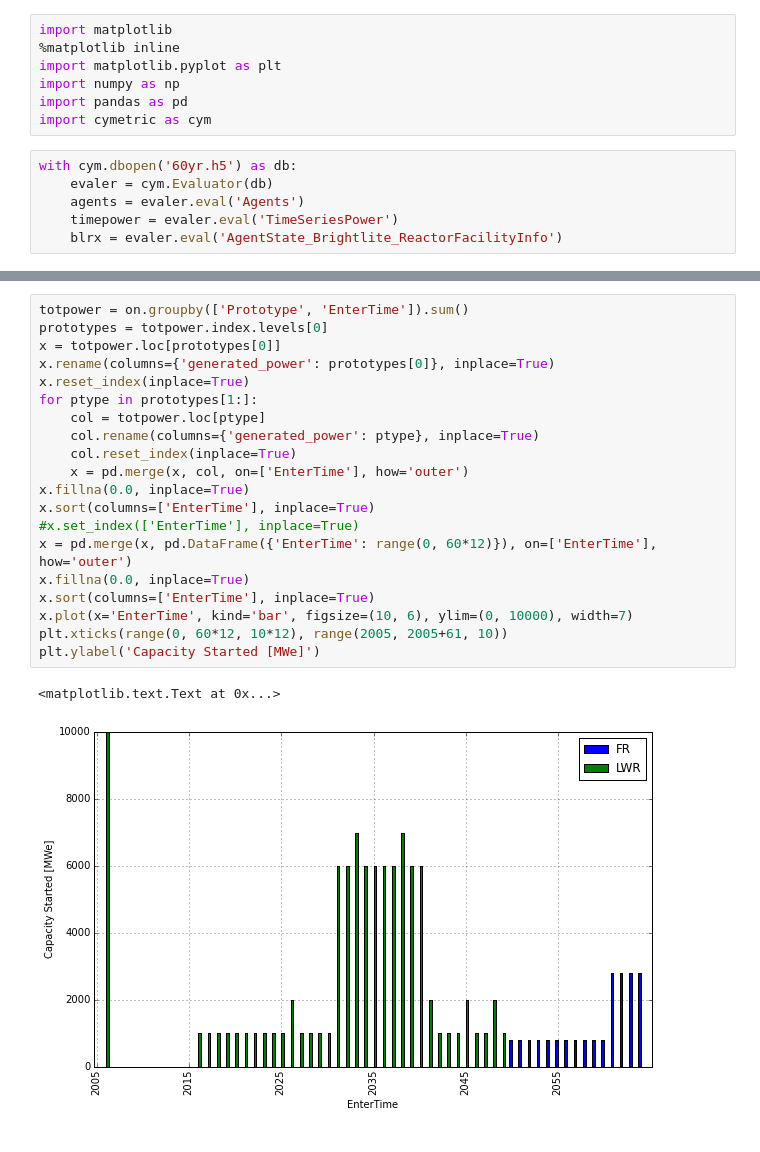
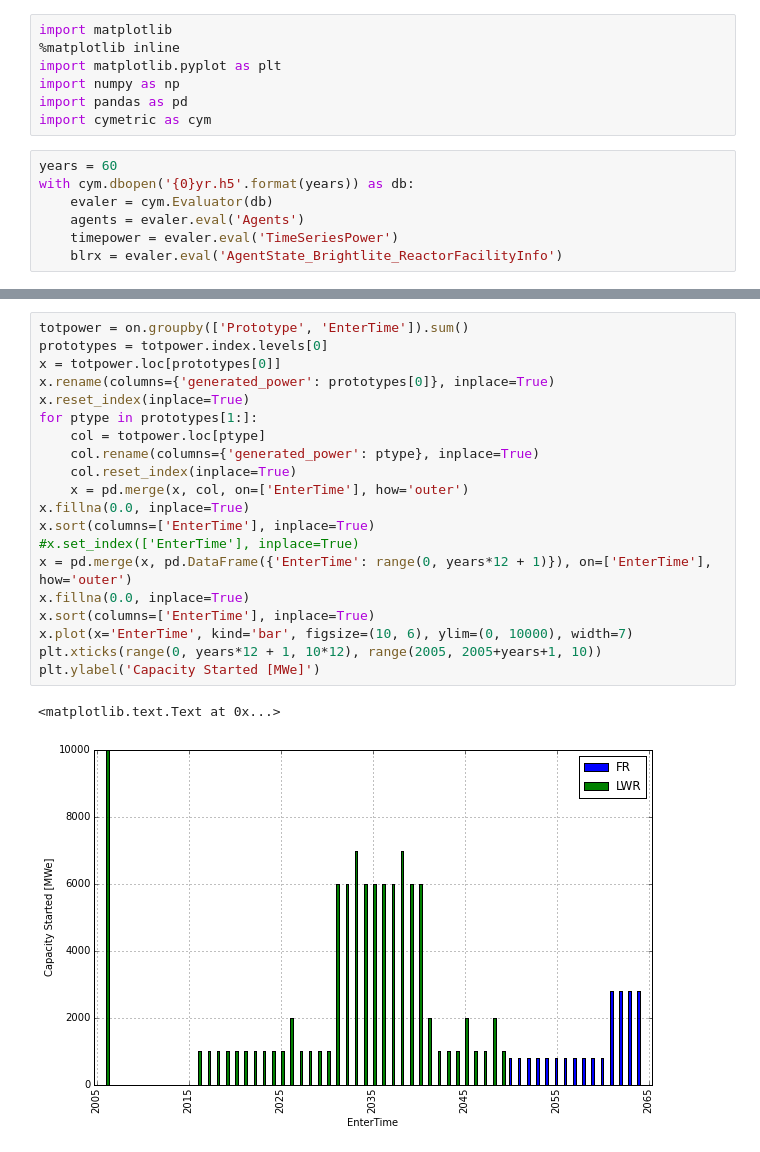
Before and after one commit to scopatz/fco-ta, a Jupyter notebook: genpower.ipynb, the cells around one changed output, grey strips where cells are left out. Drawn from its saved outputs; the diff is of its cells as text.

```diff
--- a/genpower.ipynb
+++ b/genpower.ipynb
@@ -6,7 +6,8 @@ import numpy as np
 import pandas as pd
 import cymetric as cym
 # %%
-with cym.dbopen('60yr.h5') as db:
+years = 60
+with cym.dbopen('{0}yr.h5'.format(years)) as db:
     evaler = cym.Evaluator(db)
     agents = evaler.eval('Agents')
     timepower = evaler.eval('TimeSeriesPower')
@@ -119,23 +42,23 @@ on
 # %%
 totpower = on.groupby(['Prototype', 'EnterTime']).sum()
 prototypes = totpower.index.levels[0]
 x = totpower.loc[prototypes[0]]
 x.rename(columns={'generated_power': prototypes[0]}, inplace=True)
 x.reset_index(inplace=True)
 for ptype in prototypes[1:]:
     col = totpower.loc[ptype]
     col.rename(columns={'generated_power': ptype}, inplace=True)
     col.reset_index(inplace=True)
     x = pd.merge(x, col, on=['EnterTime'], how='outer')
 x.fillna(0.0, inplace=True)
 x.sort(columns=['EnterTime'], inplace=True)
 #x.set_index(['EnterTime'], inplace=True)
-x = pd.merge(x, pd.DataFrame({'EnterTime': range(0, 60*12)}), on=['EnterTime'], how='outer')
+x = pd.merge(x, pd.DataFrame({'EnterTime': range(0, years*12 + 1)}), on=['EnterTime'], how='outer')
 x.fillna(0.0, inplace=True)
 x.sort(columns=['EnterTime'], inplace=True)
 x.plot(x='EnterTime', kind='bar', figsize=(10, 6), ylim=(0, 10000), width=7)
-plt.xticks(range(0, 60*12, 10*12), range(2005, 2005+61, 10))
+plt.xticks(range(0, years*12 + 1, 10*12), range(2005, 2005+years+1, 10))
 plt.ylabel('Capacity Started [MWe]')
 # %% [output]
 <matplotlib.text.Text at 0x...>
-[figure, old version]
+[figure, new version]
```
Also changed, not shown: parts of 6 cells of this notebook, 2 other files.
